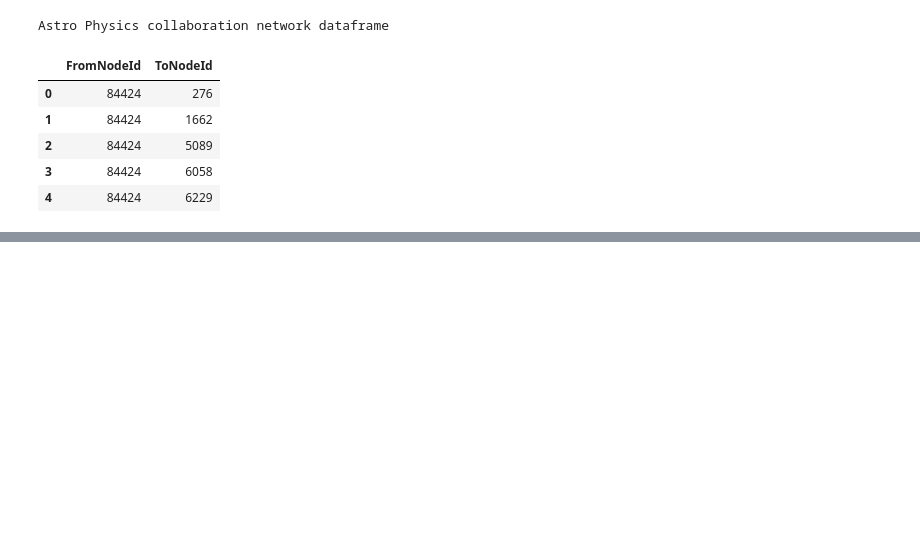
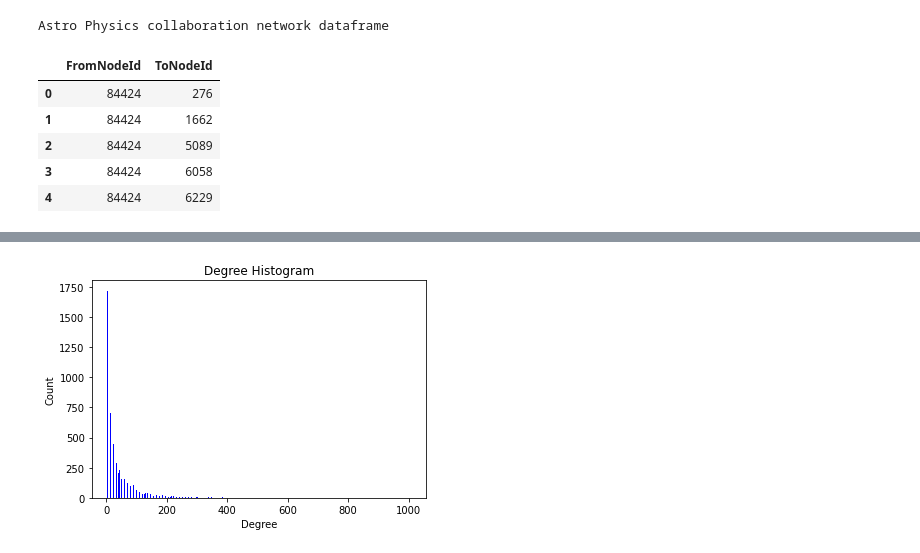
Before and after one commit to MuhammadWaleedUsman/SocialNetworkAnalysisAssignment2, a Jupyter notebook: SnaAssignment2.ipynb, the cells around one changed output, grey strips where cells are left out. Cells and saved outputs as stored; diff of their text form; code cells hidden in the pictures; blank space fills up the shorter version.

```diff
--- a/SnaAssignment2.ipynb
+++ b/SnaAssignment2.ipynb
@@ -35,3 +93,3 @@ GrQc_graph= nx.from_pandas_edgelist(GrQc_df, 'FromNodeId', 'ToNodeId')
 # %%
 # AstroPh_graph= nx.from_pandas_edgelist(AstroPh_df, 'FromNodeId', 'ToNodeId', create_using=nx.DiGraph())
-AstroPh_graph= nx.from_pandas_edgelist(AstroPh_df, 'FromNodeId', 'ToNodeId')
+AstroPh_graph= nx.from_pandas_edgelist(AstroPh_df, 'FromNodeId', 'ToNodeId', create_using=nx.DiGraph())
@@ -112,0 +116,4 @@ plt.show()
+# %%
+degree_distribution(AstroPh_graph)
+# %% [output]
+[figure, added]
```
Also changed, not shown: parts of 42 cells of this notebook, 4 other files.
